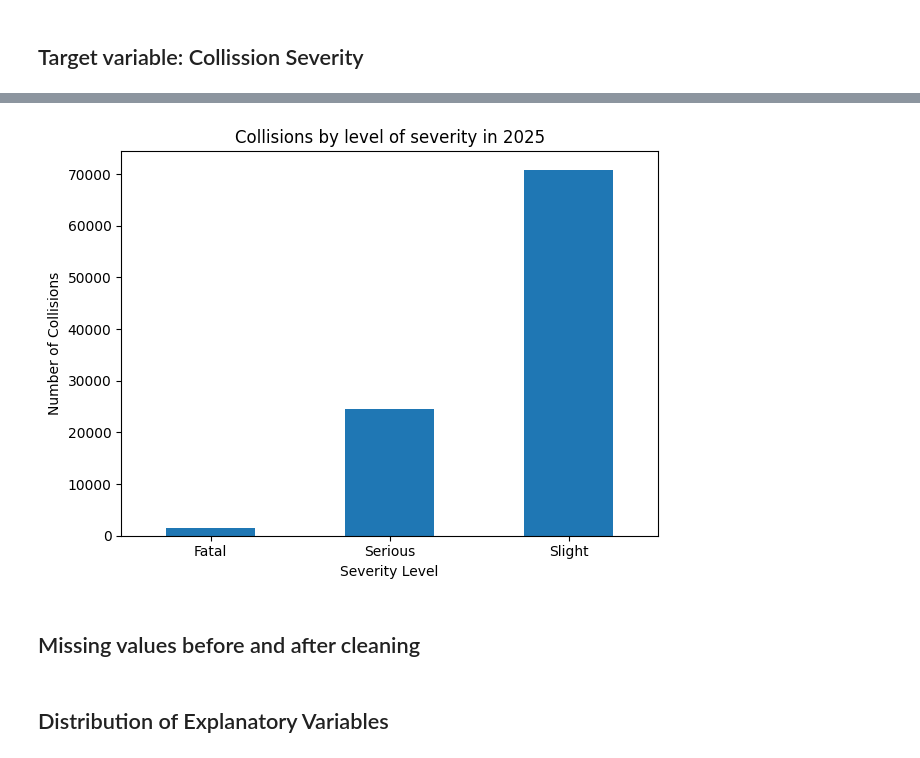
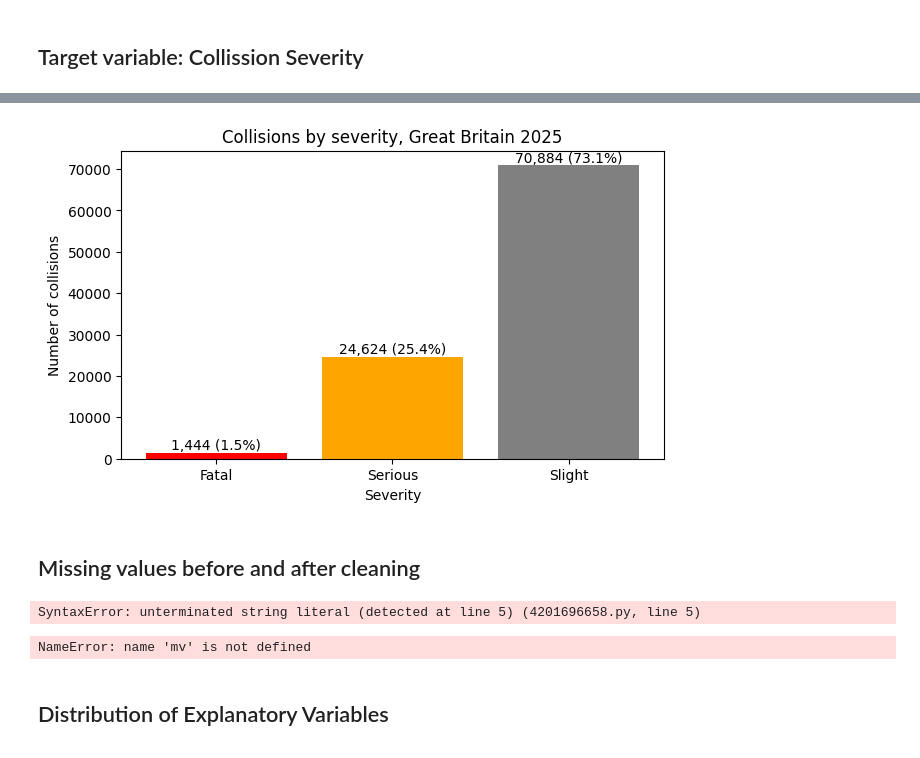
Before and after one commit to crystaltsul/road-collision-severity, a Jupyter notebook: src/UK_road_collision_severity_analysis.ipynb, the cells around one changed output, grey strips where cells are left out. Saved outputs shown, nothing was run; the diff lists cells and outputs as text; code cells hidden in the pictures.

```diff
--- a/src/UK_road_collision_severity_analysis.ipynb
+++ b/src/UK_road_collision_severity_analysis.ipynb
@@ -256,15 +261,56 @@ severity_summary
-# %%
-ax = severity_summary['count'].plot(kind='bar')
-ax.set_title('Collisions by level of severity in 2025')
-ax.set_xlabel('Severity Level')
-ax.set_ylabel('Number of Collisions')
-plt.xticks(rotation=0)
-plt.tight_layout()
-plt.show()
-# %% [output]
-[figure, removed]
+# %%
+fig, ax = plt.subplots(figsize=(7,4))
+ax.bar(severity_summary.index, severity_summary['count'],
+       color=["red", "orange", "gray"])
+for i in range(len(severity_summary)):
+  count = severity_summary['count'].iloc[i]
+  pct = severity_summary['percent'].iloc[i]
+  ax.text(i, count, f"{count:,} ({pct}%)", ha='center', va='bottom')
+
+ax.set_title('Collisions by severity, Great Britain 2025')
+ax.set_xlabel('Severity')
+ax.set_ylabel('Number of collisions')
+plt.show()
+# %% [output]
+[figure, added]
 # %% [markdown]
 ## Missing values before and after cleaning
+# %%
+before = raw[analysis_cols].replace(-1, np.nan).replace(unknown_value, np.nan)
+
+treatment = {c: 'Rows dropped' for c in drop_rows}
+treatment.update({c: "Labelled 'Unknown'" for c in unknown_cat})
+treatment['junction_control'] = "Set to 'not at junction' if junction_detail = 0;
+rest 'Unknown'"
+treatment['special_conditions_at_site'] = 'Column dropped'
+
+mv = pd.DataFrame({'missing_before_%': before.isna().mean() * 100})
+mv['unknown_after_%'] = pd.Series({c: (df[c] == 'Unknown').mean() * 100 for c in unknown_cat})
+mv['treatment'] =pd.Series(treatment)
+
+mv = mv[mv['missing_before_%'] > 0].sort_value('missing_before_%', ascending=False).round(2)
+mv['unknown_after_%'] = mv['unknown_after_%'].fillna(0)
+
+print(f"Rows: {len(raw):,} before → {len(df):,} after "
+      f"({len(raw) - len(df):,} dropped, {(len(raw) - len(df)) / len(raw):.1%})")
+print("Missing values left after cleaning:", df.isna().sum().sum())
+mv
+# %% [output]
+SyntaxError: unterminated string literal (detected at line 5) (4201696658.py, line 5)
+# %%
+ax = mv[['missing_before_%', 'unknown_after_%']].plot(
+    kind='barh', figsize=(8,5), color=['gray', 'blue'])
+ax.invert_yaxis()
+ax.set_xlabel('% of collisions')
+ax.set_ylabel('')
+ax.set_title('Missing values before cleaning vs "Unknown" remaining after')
+ax.legend(['Missing before cleaning', "Labelled 'Unknown' after cleaning"],
+          frameon=False)
+ax.spines[['top', 'right']].set_visible(False)
+plt.tight_layout()
+plt.show()
+# %% [output]
+NameError: name 'mv' is not defined
 # %% [markdown]
 ## Distribution of Explanatory Variables
 # %% [markdown]
```
Also changed, not shown: parts of 17 cells of this notebook.
